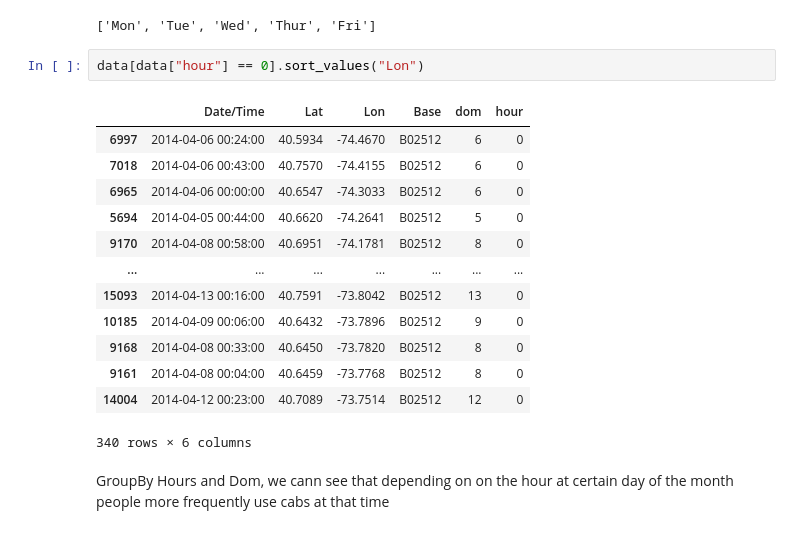
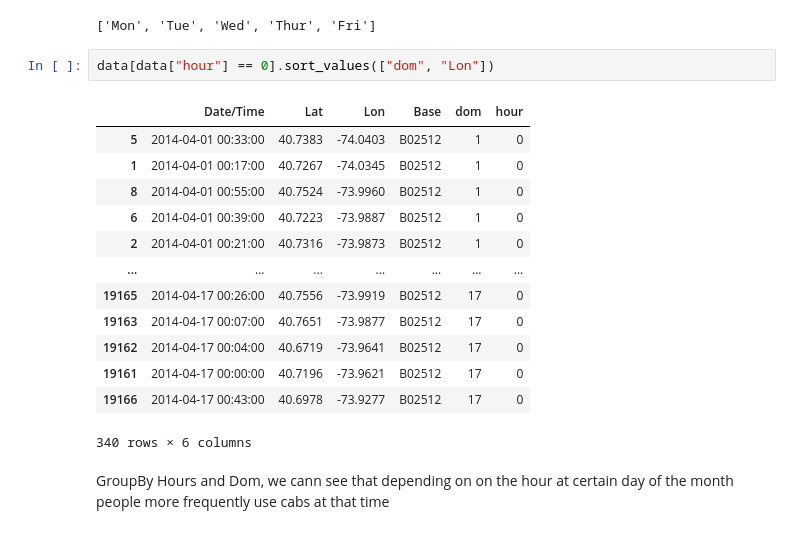
Before and after one commit to TheLony97/DataScience, a Jupyter notebook: Exercise Pandas Uber modified.ipynb, the cells around one changed output. Drawn from its saved outputs; the diff is of its cells as text.

```diff
--- a/Exercise Pandas Uber modified.ipynb
+++ b/Exercise Pandas Uber modified.ipynb
@@ -240,20 +199,20 @@ plt.xticks(range(0,24),range(0,24))
 # %% [output]
 ['Mon', 'Tue', 'Wed', 'Thur', 'Fri']
 # %%
-data[data["hour"] == 0].sort_values("Lon")
+data[data["hour"] == 0].sort_values(["dom", "Lon"])
 # %% [output]
 |  | Date/Time | Lat | Lon | Base | dom | hour |
-| 6997 | 2014-04-06 00:24:00 | 40.5934 | -74.4670 | B02512 | 6 | 0 |
-| 7018 | 2014-04-06 00:43:00 | 40.7570 | -74.4155 | B02512 | 6 | 0 |
-| 6965 | 2014-04-06 00:00:00 | 40.6547 | -74.3033 | B02512 | 6 | 0 |
-| 5694 | 2014-04-05 00:44:00 | 40.6620 | -74.2641 | B02512 | 5 | 0 |
-| 9170 | 2014-04-08 00:58:00 | 40.6951 | -74.1781 | B02512 | 8 | 0 |
+| 5 | 2014-04-01 00:33:00 | 40.7383 | -74.0403 | B02512 | 1 | 0 |
+| 1 | 2014-04-01 00:17:00 | 40.7267 | -74.0345 | B02512 | 1 | 0 |
+| 8 | 2014-04-01 00:55:00 | 40.7524 | -73.9960 | B02512 | 1 | 0 |
+| 6 | 2014-04-01 00:39:00 | 40.7223 | -73.9887 | B02512 | 1 | 0 |
+| 2 | 2014-04-01 00:21:00 | 40.7316 | -73.9873 | B02512 | 1 | 0 |
 | ... | ... | ... | ... | ... | ... | ... |
-| 15093 | 2014-04-13 00:16:00 | 40.7591 | -73.8042 | B02512 | 13 | 0 |
-| 10185 | 2014-04-09 00:06:00 | 40.6432 | -73.7896 | B02512 | 9 | 0 |
-| 9168 | 2014-04-08 00:33:00 | 40.6450 | -73.7820 | B02512 | 8 | 0 |
-| 9161 | 2014-04-08 00:04:00 | 40.6459 | -73.7768 | B02512 | 8 | 0 |
-| 14004 | 2014-04-12 00:23:00 | 40.7089 | -73.7514 | B02512 | 12 | 0 |
+| 19165 | 2014-04-17 00:26:00 | 40.7556 | -73.9919 | B02512 | 17 | 0 |
+| 19163 | 2014-04-17 00:07:00 | 40.7651 | -73.9877 | B02512 | 17 | 0 |
+| 19162 | 2014-04-17 00:04:00 | 40.6719 | -73.9641 | B02512 | 17 | 0 |
+| 19161 | 2014-04-17 00:00:00 | 40.7196 | -73.9621 | B02512 | 17 | 0 |
+| 19166 | 2014-04-17 00:43:00 | 40.6978 | -73.9277 | B02512 | 17 | 0 |
 340 rows × 6 columns
 # %% [markdown]
 GroupBy Hours and Dom, we cann see that depending on on the hour at certain day of the month people more frequently use cabs at that time
```
Also changed, not shown: parts of 12 cells of this notebook.
